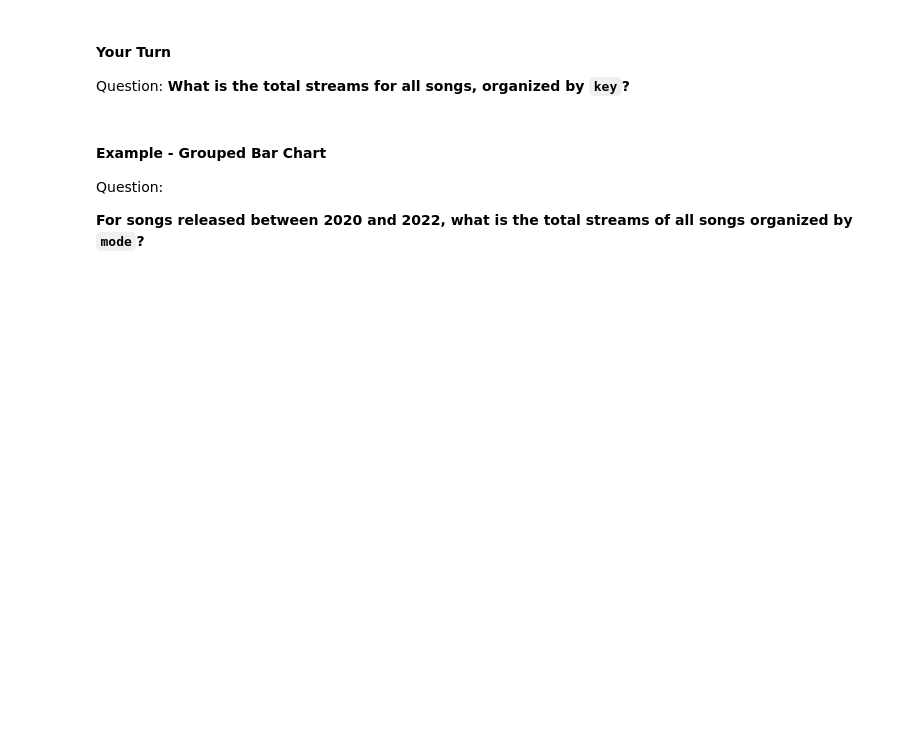
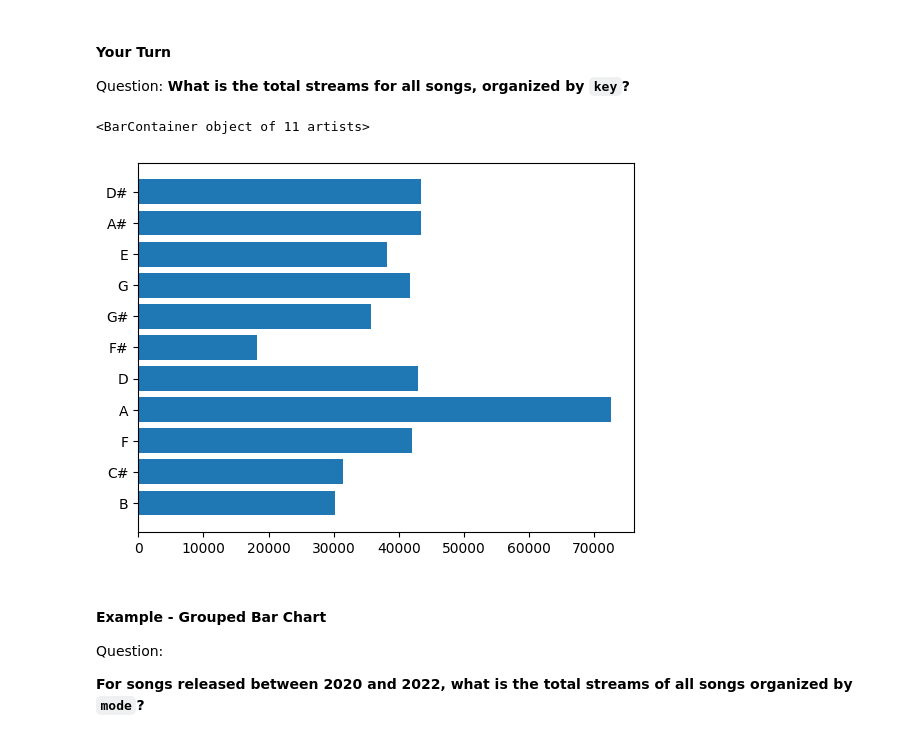
Before and after one commit to john1jung/data-analysis-projects-class-19-and-20, a Jupyter notebook: class-19/exercises/data-viz-exercises.ipynb, the cells around one changed output. Cells and saved outputs as stored; diff of their text form; code cells hidden in the pictures; blank space fills up the shorter version.

```diff
--- a/class-19/exercises/data-viz-exercises.ipynb
+++ b/class-19/exercises/data-viz-exercises.ipynb
@@ -215,3 +260,15 @@ Question:
+# %%
+# Code Here
+keys = df[df["key"].notnull()]["key"].unique()
+# #streams_by_keys = [5,41, 122, 566, 56, 5664, 344, 353, 700]
+streams_by_key = df.groupby('key')['streams'].sum() / 1000000
+# streams_by_keys = [5, 41, 122, 566, 56, 5664, 344, 353, 700]
+# #plt.bar(x=keys, height= streams_by_keys, width = 4, color = 'maroon')
+
+plt.barh(keys,streams_by_key , align='center')
+# %% [output]
+<BarContainer object of 11 artists>
+[figure, added]
 # %% [markdown]
 #### Example - Grouped Bar Chart
 
```
Also changed, not shown: parts of 10 cells of this notebook, 1 other file.
